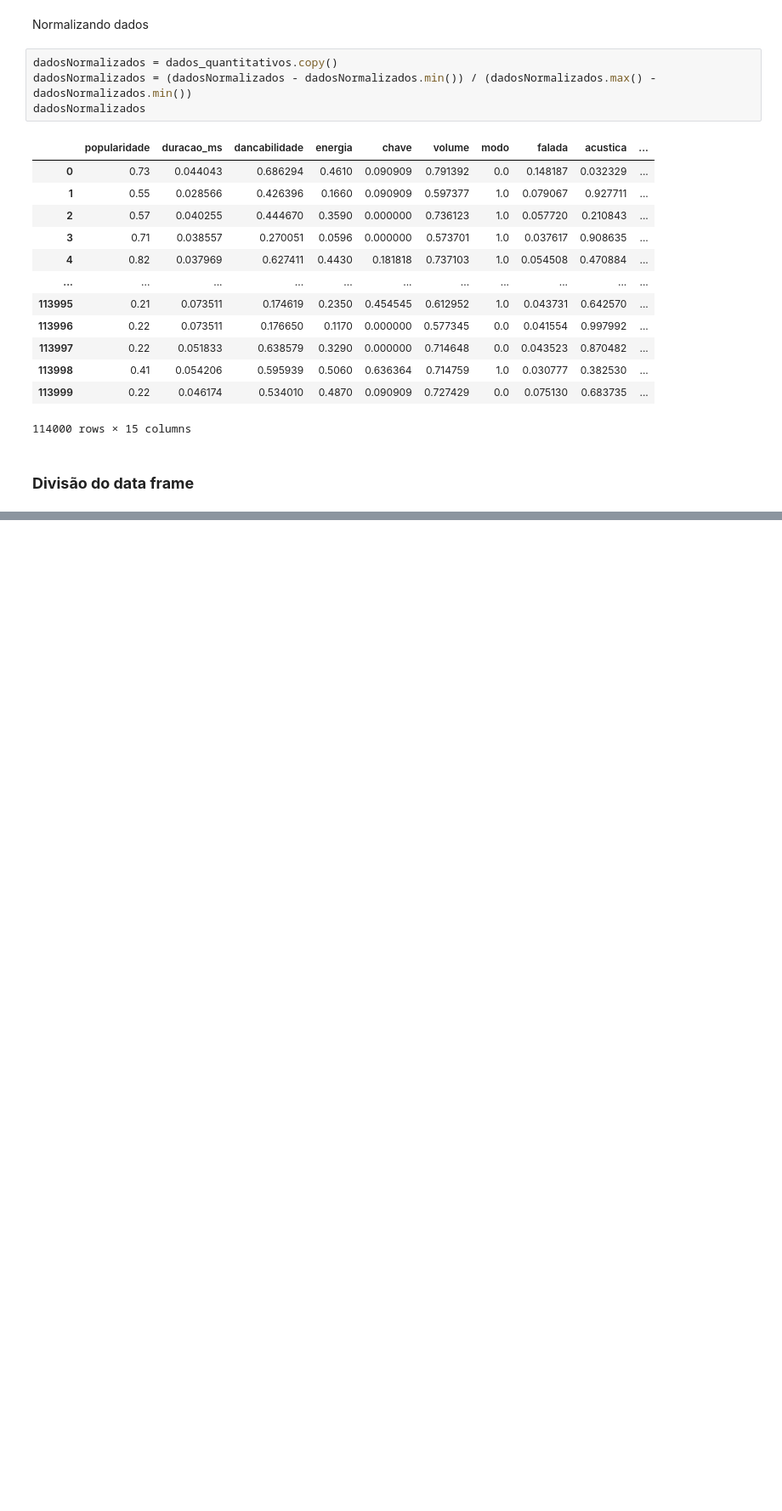
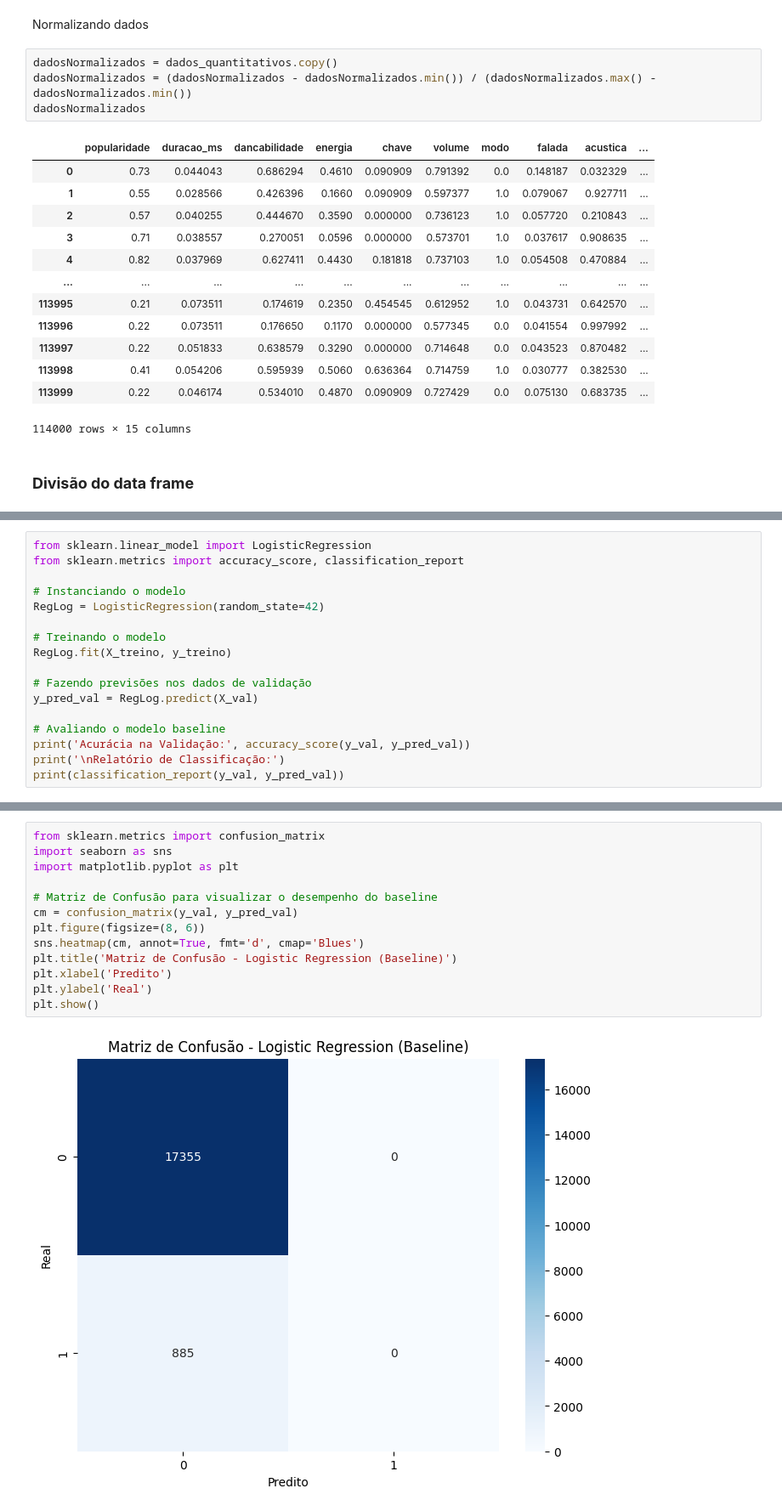
Before and after one commit to AleixoCodes/Machine-Learning-com-dados-do-Spotify, a Jupyter notebook: Analise_dos_dados_com_ML.ipynb, the cells around one changed output, grey strips where cells are left out. Shown at 85% size. Cells and saved outputs as stored; diff of their text form; blank space fills up the shorter version.

```diff
--- a/Analise_dos_dados_com_ML.ipynb
+++ b/Analise_dos_dados_com_ML.ipynb
@@ -316,0 +334,17 @@ Proporção do x_val para a classe 1: (np.float64(0.04851973684210526), 4)
+# %%
+from sklearn.linear_model import LogisticRegression
+from sklearn.metrics import accuracy_score, classification_report
+
+# Instanciando o modelo
+RegLog = LogisticRegression(random_state=42)
+
+# Treinando o modelo
+RegLog.fit(X_treino, y_treino)
+
+# Fazendo previsões nos dados de validação
+y_pred_val = RegLog.predict(X_val)
+
+# Avaliando o modelo baseline
+print('Acurácia na Validação:', accuracy_score(y_val, y_pred_val))
+print('\nRelatório de Classificação:')
+print(classification_report(y_val, y_pred_val))
@@ -316,0 +363,15 @@ Proporção do x_val para a classe 1: (np.float64(0.04851973684210526), 4)
+# %%
+from sklearn.metrics import confusion_matrix
+import seaborn as sns
+import matplotlib.pyplot as plt
+
+# Matriz de Confusão para visualizar o desempenho do baseline
+cm = confusion_matrix(y_val, y_pred_val)
+plt.figure(figsize=(8, 6))
+sns.heatmap(cm, annot=True, fmt='d', cmap='Blues')
+plt.title('Matriz de Confusão - Logistic Regression (Baseline)')
+plt.xlabel('Predito')
+plt.ylabel('Real')
+plt.show()
+# %% [output]
+[figure, added]
```
Also changed, not shown: parts of 10 cells of this notebook.
